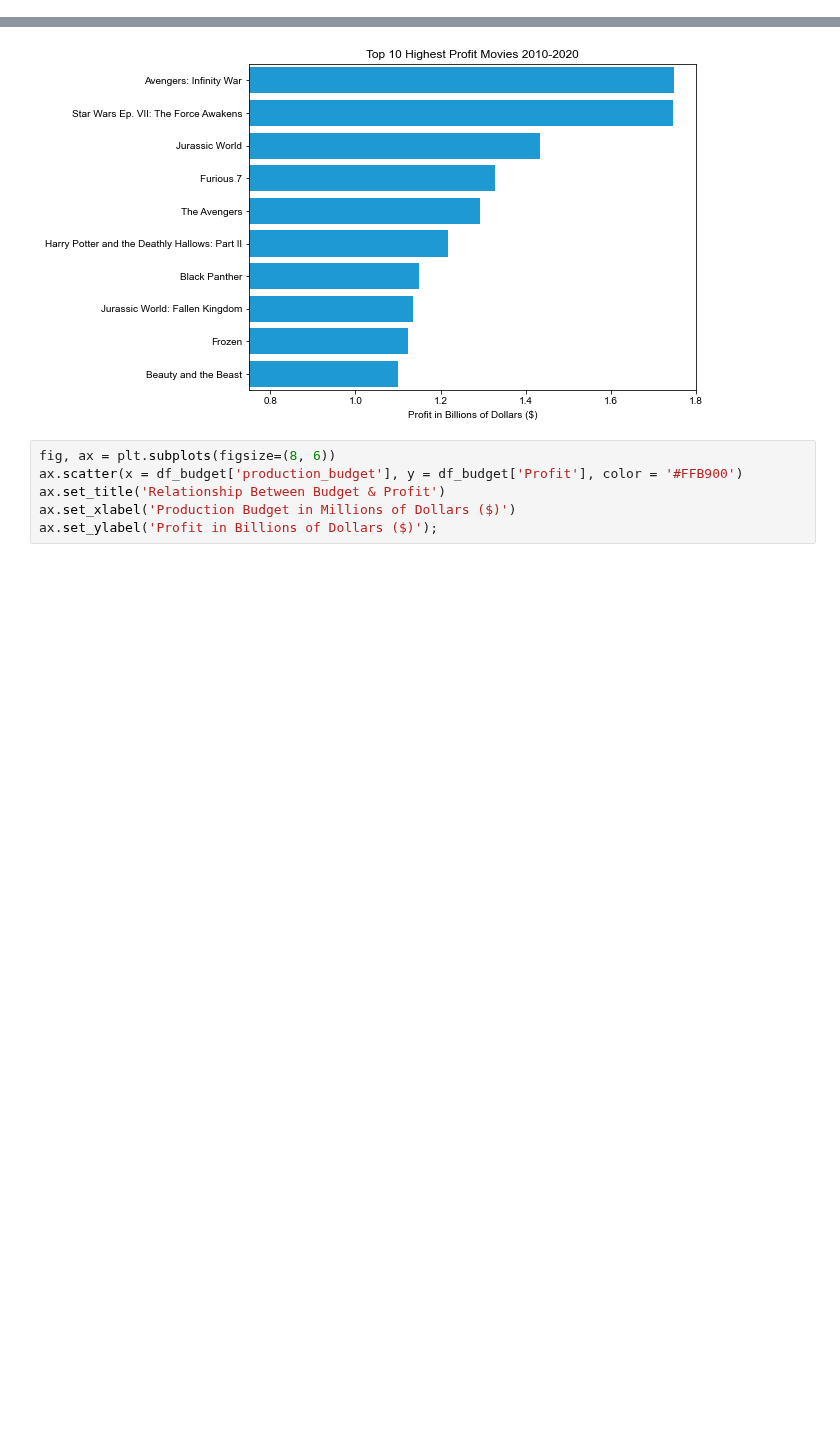
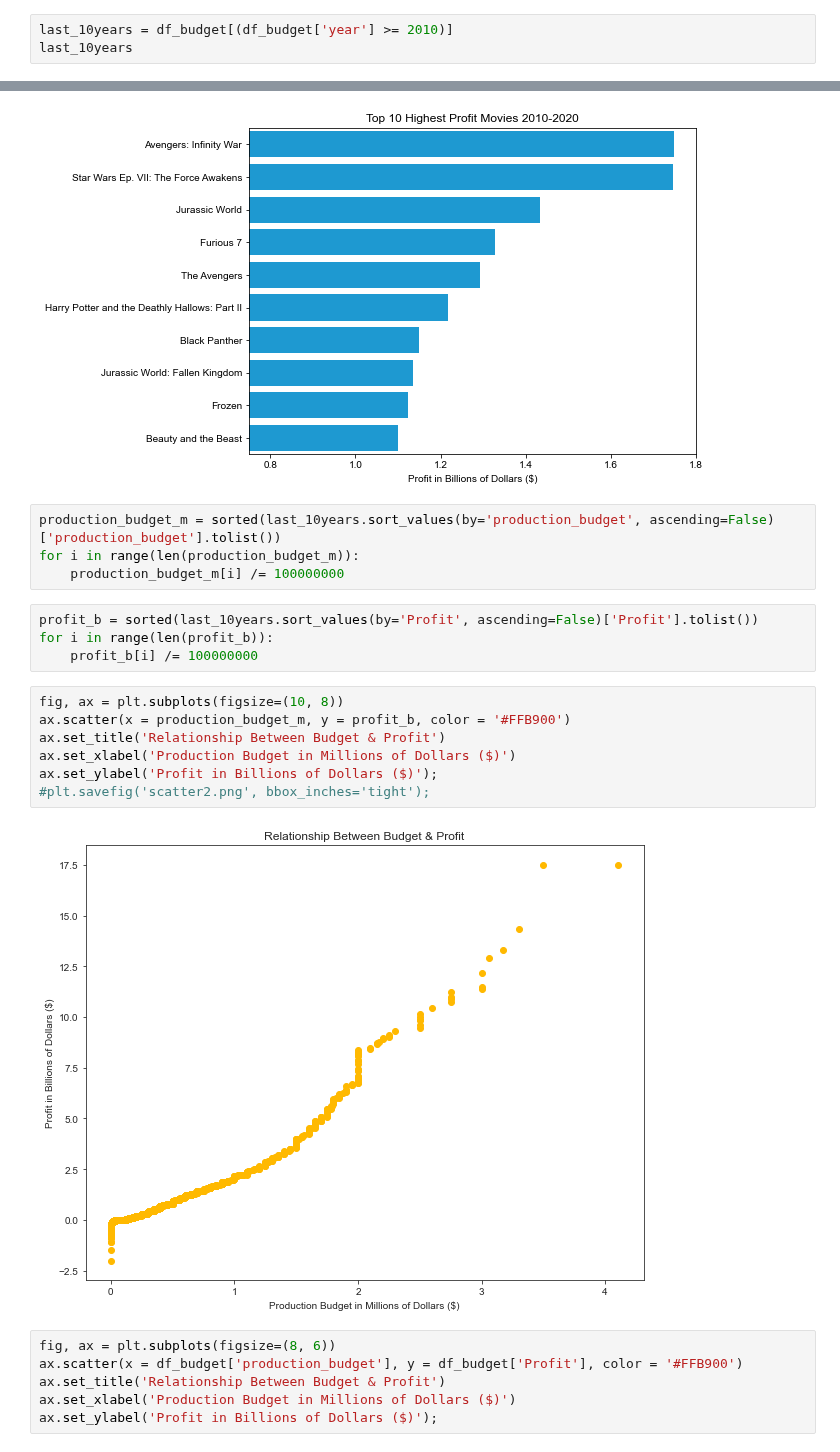
Before and after one commit to epradojr/Microsoft-Movie-Studio-Business-Proposition, a Jupyter notebook: Phase1-Project-Hatice.ipynb, the cells around one changed output, grey strips where cells are left out. Drawn from its saved outputs; the diff is of its cells as text; blank space fills up the shorter version.

Commit message:
plot change

```diff
--- a/Phase1-Project-Hatice.ipynb
+++ b/Phase1-Project-Hatice.ipynb
@@ -298,3 +298,6 @@ df_budget.head()
 | 2 | 3 | 2019-06-07 | Dark Phoenix | 350000000 | 42762350 | 149762350 | 2019 | -200237650 |
 | 3 | 4 | 2015-05-01 | Avengers: Age of Ultron | 330600000 | 459005868 | 1403013963 | 2015 | 1072413963 |
 | 4 | 5 | 2017-12-15 | Star Wars Ep. VIII: The Last Jedi | 317000000 | 620181382 | 1316721747 | 2017 | 999721747 |
+# %%
+last_10years = df_budget[(df_budget['year'] >= 2010)]
+last_10years
@@ -329,6 +346,23 @@ sns.set_style('ticks')
 #plt.savefig('profit1.png', bbox_inches='tight');
 # %% [output]
 [figure]
+# %%
+production_budget_m = sorted(last_10years.sort_values(by='production_budget', ascending=False)['production_budget'].tolist())
+for i in range(len(production_budget_m)):
+    production_budget_m[i] /= 100000000
+# %%
+profit_b = sorted(last_10years.sort_values(by='Profit', ascending=False)['Profit'].tolist())
+for i in range(len(profit_b)):
+    profit_b[i] /= 100000000
+# %%
+fig, ax = plt.subplots(figsize=(10, 8))
+ax.scatter(x = production_budget_m, y = profit_b, color = '#FFB900')
+ax.set_title('Relationship Between Budget & Profit')
+ax.set_xlabel('Production Budget in Millions of Dollars ($)')
+ax.set_ylabel('Profit in Billions of Dollars ($)');
+#plt.savefig('scatter2.png', bbox_inches='tight');
+# %% [output]
+[figure, added]
 # %%
 fig, ax = plt.subplots(figsize=(8, 6))
 ax.scatter(x = df_budget['production_budget'], y = df_budget['Profit'], color = '#FFB900')
```
Also changed, not shown: parts of 4 cells of this notebook, 2 other files.
